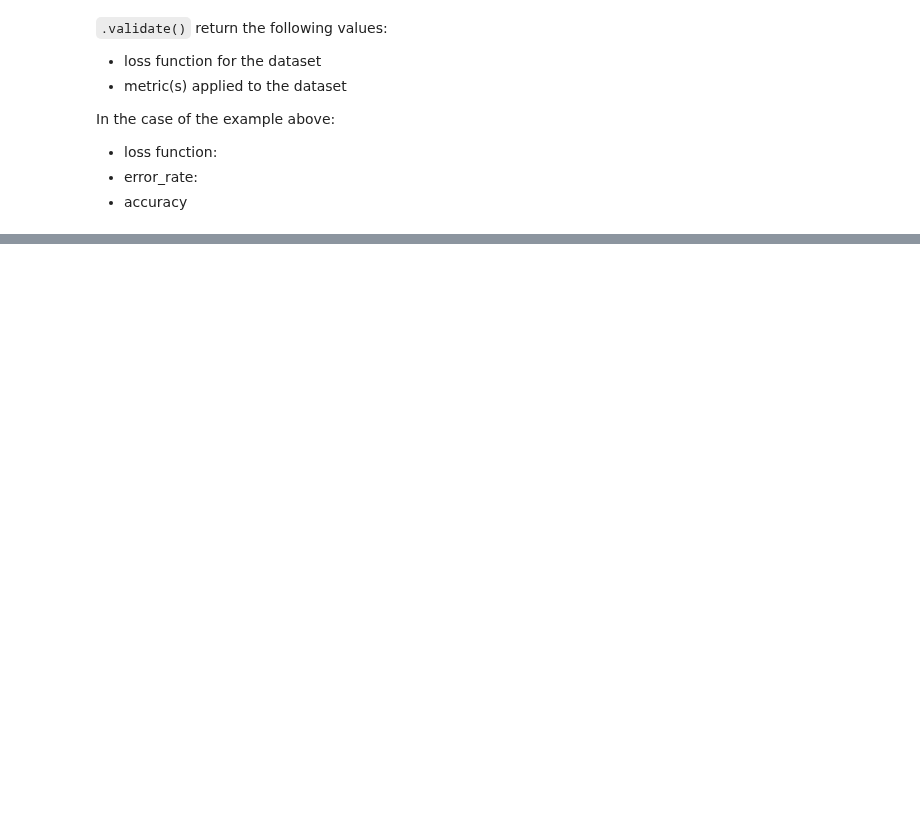
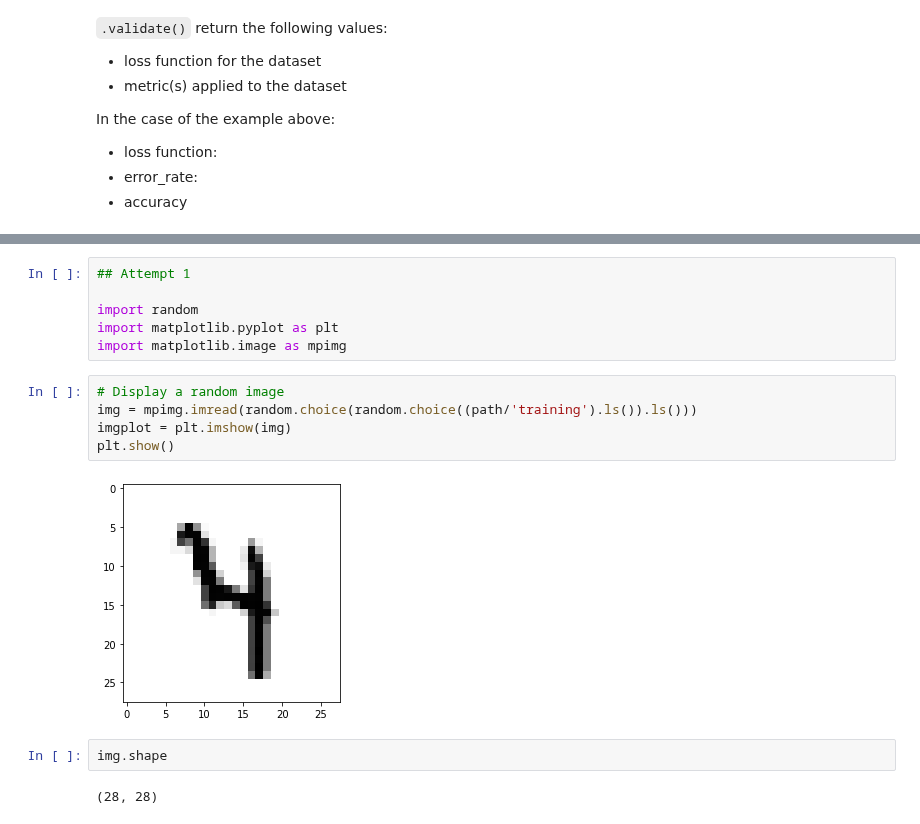
Before and after one commit to Aravinda89/fastai_bootcamp, a Jupyter notebook: Gayan_DL201_Pract_1.ipynb, the cells around one changed output, grey strips where cells are left out. Cells and saved outputs as stored; diff of their text form; blank space fills up the shorter version.

```diff
--- a/Gayan_DL201_Pract_1.ipynb
+++ b/Gayan_DL201_Pract_1.ipynb
@@ -167,0 +196,17 @@ accuracy: 99.070%
+# %%
+## Attempt 1
+
+import random
+import matplotlib.pyplot as plt
+import matplotlib.image as mpimg
+# %%
+# Display a random image
+img = mpimg.imread(random.choice(random.choice((path/'training').ls()).ls()))
+imgplot = plt.imshow(img)
+plt.show()
+# %% [output]
+[figure, added]
+# %%
+img.shape
+# %% [output]
+(28, 28)
```
Also changed, not shown: parts of 38 cells of this notebook.
